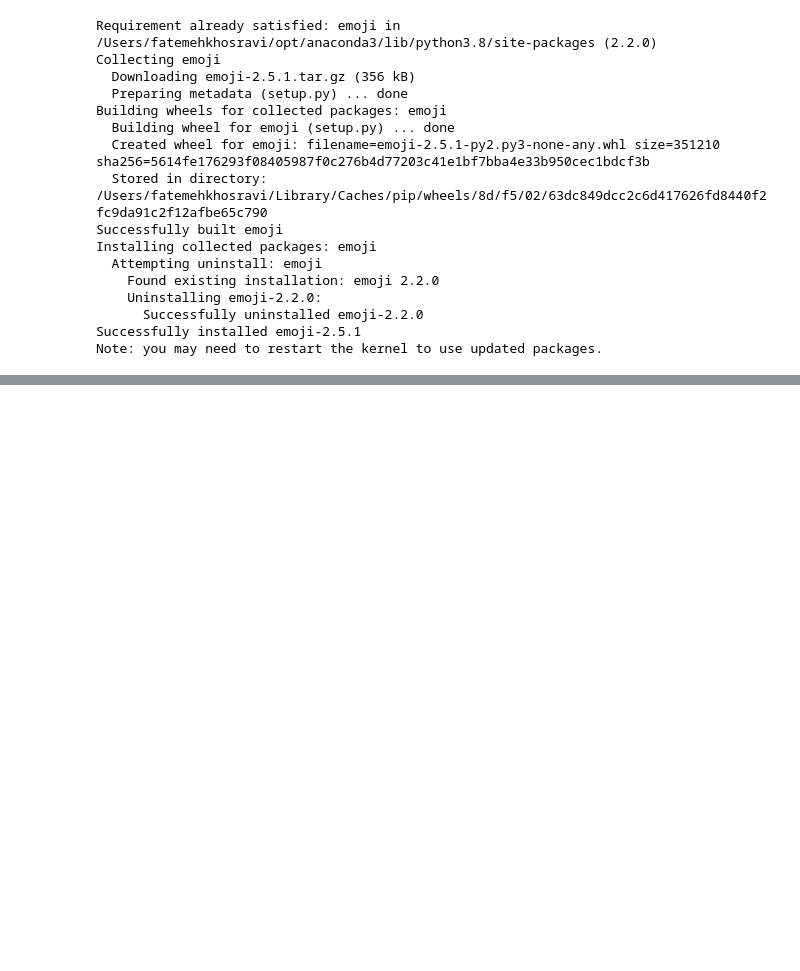
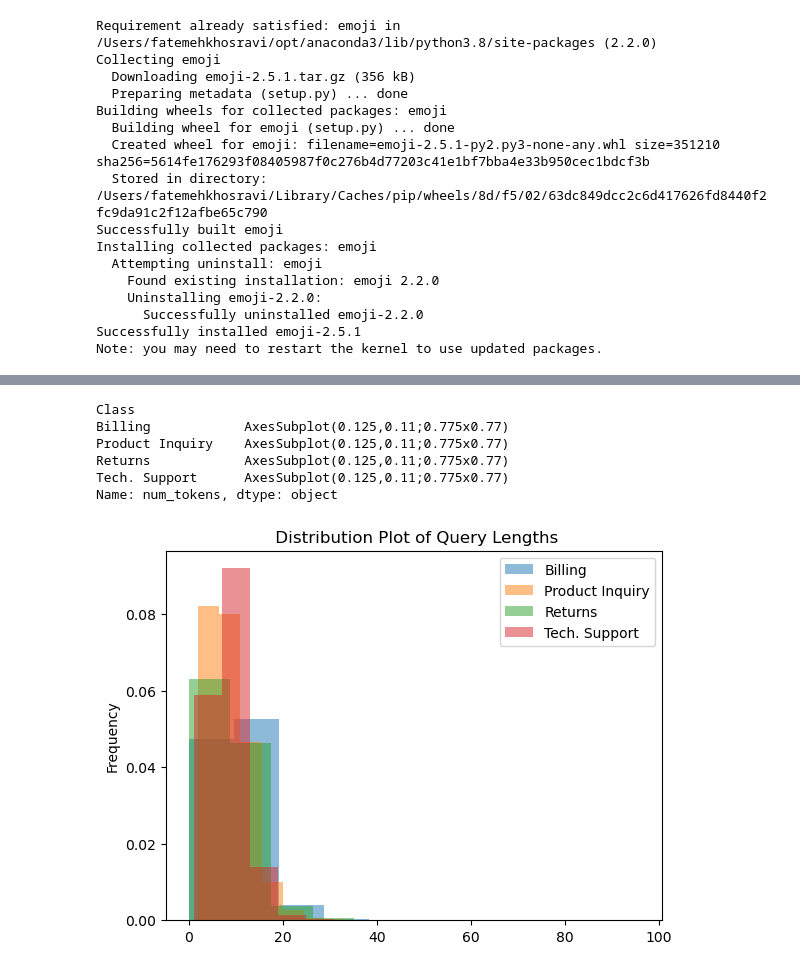
Before and after one commit to hjavadnia/509_Group_Project_20, a Jupyter notebook: group_project_509 .ipynb, the cells around one changed output, grey strips where cells are left out. Drawn from its saved outputs; the diff is of its cells as text; code cells hidden in the pictures; blank space fills up the shorter version.

```diff
--- a/group_project_509 .ipynb
+++ b/group_project_509 .ipynb
@@ -265,0 +200,14 @@ The top five most common tokens are:
+# %%
+# Apply processing pipeline
+
+prep_pipeline = [str.lower, remove_punctuation,remove_whitespace, tokenize, remove_stop]
+
+# Tokenization on 'Query' column
+
+customer_queries["tokens"] = customer_queries["Query"].apply(prepare, pipeline = prep_pipeline)
+
+# Count number of tokens in each row
+
+customer_queries["num_tokens"] = customer_queries["tokens"].map(len)
+
+customer_queries.sample(11)
@@ -265,0 +268,11 @@ The top five most common tokens are:
+# %%
+customer_queries.groupby('Class')['num_tokens'].plot(kind="hist",density=True,alpha=0.5,
+                         legend=True, title= " Distribution Plot of Query Lengths")
+# %% [output]
+Class
+Billing            AxesSubplot(0.125,0.11;0.775x0.77)
+Product Inquiry    AxesSubplot(0.125,0.11;0.775x0.77)
+Returns            AxesSubplot(0.125,0.11;0.775x0.77)
+Tech. Support      AxesSubplot(0.125,0.11;0.775x0.77)
+Name: num_tokens, dtype: object
+[figure, added]
```
Also changed, not shown: parts of 38 cells of this notebook.
